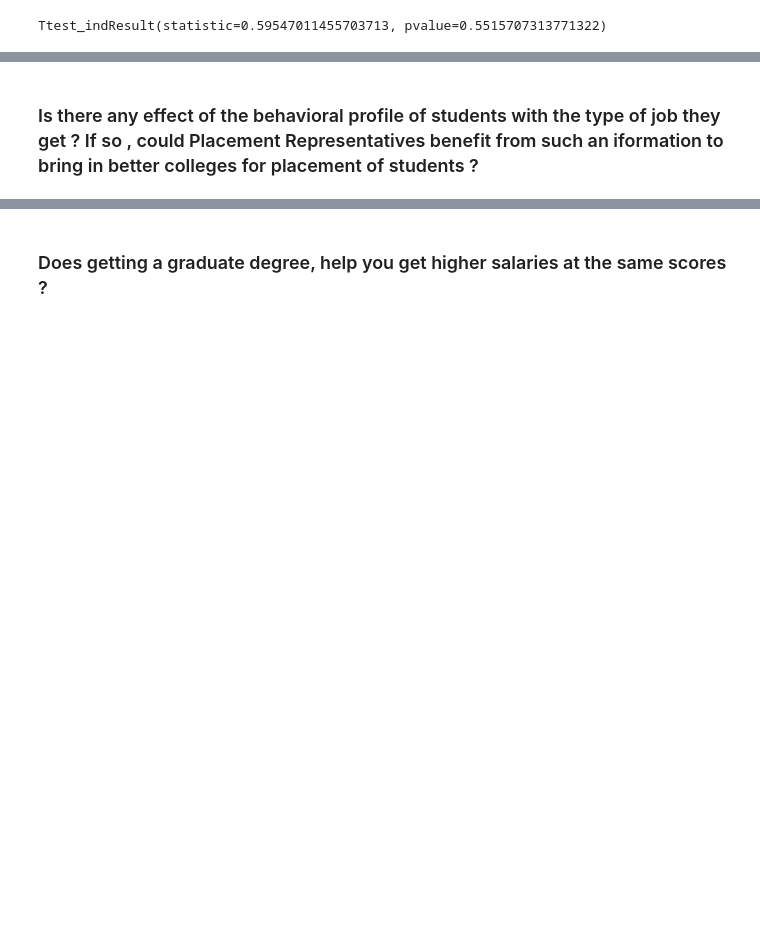
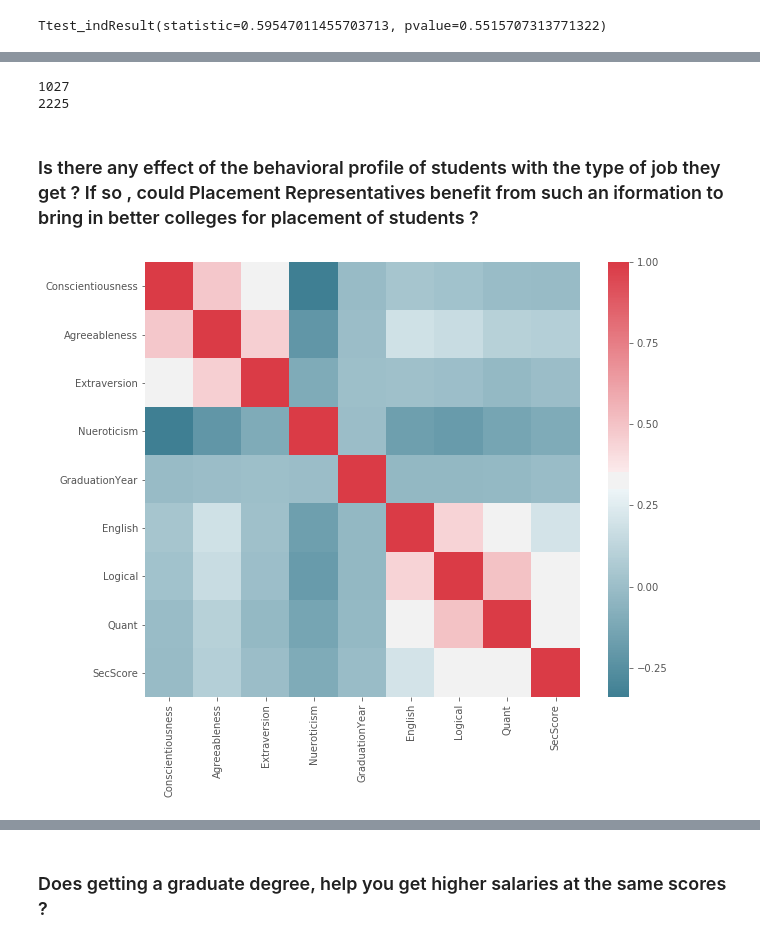
Before and after one commit to sandeeppal1991/AspiringMinds, a Jupyter notebook: Sandeep/Code.ipynb, the cells around one changed output, grey strips where cells are left out. Drawn from its saved outputs; the diff is of its cells as text; code cells hidden in the pictures; blank space fills up the shorter version.

```diff
--- a/Sandeep/Code.ipynb
+++ b/Sandeep/Code.ipynb
@@ -404,5 +399,25 @@ fig = go.Figure(data = data, layout = layout,)
 py.iplot(data, filename = 'parcoords-female')
 # %% [output]
 [interactive output not drawn]
+# %%
+print(len(df[df.Engineering==0]))
+print(len(df[df.Engineering==1]))
+# %% [output]
+1027
+2225
 # %% [markdown]
 ### Is there any effect of the behavioral profile of students with the type of job they get ? If so , could Placement Representatives benefit from such an iformation to bring in better colleges for placement of students ?
+# %%
+new_df = df.iloc[:,-14:]
+new_df_1 = df[["Conscientiousness","Agreeableness","Extraversion","Nueroticism","GraduationYear","English","Logical","Quant","SecScore"]]
+# %%
+import seaborn as sns
+
+f, ax = plt.subplots(figsize=(10, 8))
+
+corr = new_df_1.corr()
+sns.heatmap(corr, mask=np.zeros_like(corr, dtype=np.bool), cmap=sns.diverging_palette(220, 10, as_cmap=True),
+            square=True, ax=ax)
+plt.show()
+# %% [output]
+[figure, added]
```
Also changed, not shown: parts of 4 cells of this notebook, 8 other files.
